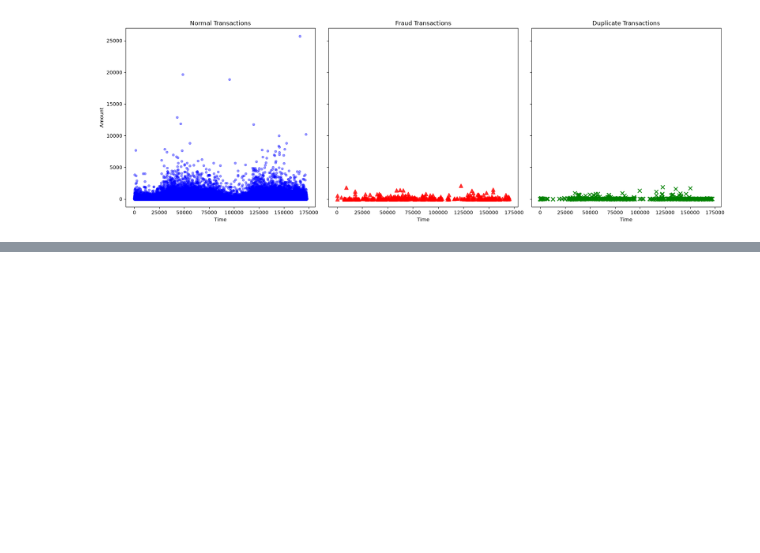
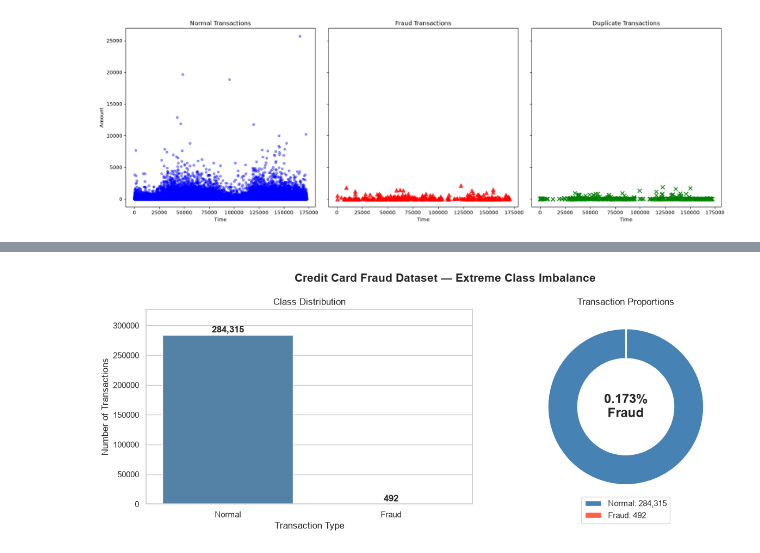
Before and after one commit to tankajoshi122/credit-card-fraud-extreme-imbalance, a Jupyter notebook: notebooks/01_data_understanding_eda.ipynb, the cells around one changed output, grey strips where cells are left out. Cells and saved outputs as stored; diff of their text form; code cells hidden in the pictures; blank space fills up the shorter version.

```diff
--- a/notebooks/01_data_understanding_eda.ipynb
+++ b/notebooks/01_data_understanding_eda.ipynb
@@ -338,0 +609,71 @@ hello
+# %%
+import matplotlib.pyplot as plt
+import seaborn as sns
+
+sns.set_theme(style="whitegrid")
+
+counts = df["Class"].value_counts().reindex([0, 1])
+labels = ["Normal", "Fraud"]
+colors = ["steelblue", "tomato"]
+
+fig, axes = plt.subplots(1, 2, figsize=(13, 5))
+
+# LEFT: Bar chart
+sns.barplot(
+    x=labels,
+    y=counts.values,
+    hue=labels,
+    palette=colors,
+    legend=False,
+    ax=axes[0]
+)
+
+for i, count in enumerate(counts.values):
+    axes[0].text(
+        i, count + 4000,
+        f"{count:,}",
+        ha="center",
+        fontweight="bold"
+    )
+
+axes[0].set_title("Class Distribution")
+axes[0].set_ylabel("Number of Transactions")
+axes[0].set_xlabel("Transaction Type")
+axes[0].set_ylim(0, counts.max() * 1.15)
+
+# RIGHT: Donut chart
+axes[1].pie(
+    counts.values,
+    labels=None,
+    colors=colors,
+    startangle=90,
+    wedgeprops={"width": 0.38, "edgecolor": "white"}
+)
+
+axes[1].text(
+    0, 0,
+    f"{counts[1] / counts.sum() * 100:.3f}%\nFraud",
+    ha="center",
+    va="center",
+    fontsize=17,
+    fontweight="bold"
+)
+
+axes[1].legend(
+    [f"Normal: {counts[0]:,}", f"Fraud: {counts[1]:,}"],
+    loc="lower center",
+    bbox_to_anchor=(0.5, -0.12)
+)
+
+axes[1].set_title("Transaction Proportions")
+
+plt.suptitle(
+    "Credit Card Fraud Dataset — Extreme Class Imbalance",
+    fontsize=15,
+    fontweight="bold"
+)
+
+plt.tight_layout()
+plt.show()
+# %% [output]
+[figure, added]
```
Also changed, not shown: parts of 12 cells of this notebook, 5 other files.
